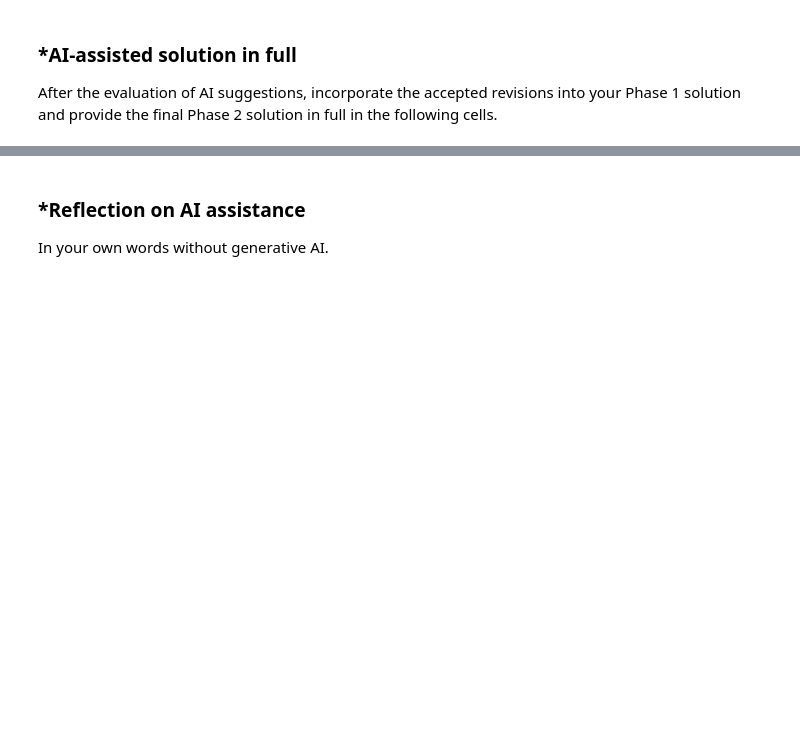
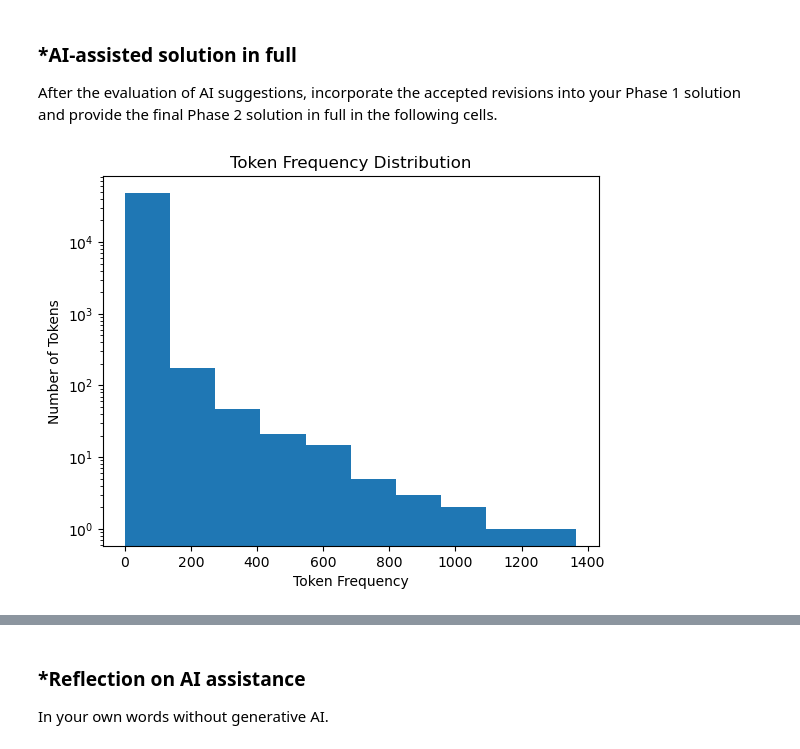
Before and after one commit to Armon-1/A05-pca, a Jupyter notebook: notebook.ipynb, the cells around one changed output, grey strips where cells are left out. Saved outputs shown, nothing was run; the diff lists cells and outputs as text; code cells hidden in the pictures; blank space fills up the shorter version.

```diff
--- a/notebook.ipynb
+++ b/notebook.ipynb
@@ -211,3 +247,27 @@ Keep Phase 1 frozen.
 After the evaluation of AI suggestions, incorporate the accepted revisions into your Phase 1 solution and provide the final Phase 2 solution in full in the following cells.
 # %%
 # Your Phase 2 solution to the problem goes here.
+# %%
+import pickle
+from collections import Counter
+import matplotlib.pyplot as plt
+
+with open("data/all_tokens.pickle", "rb") as file:
+    all_tokens = pickle.load(file)
+
+token_count = Counter(all_tokens)
+token_freq = token_count.most_common()
+
+counts = []
+
+for x in token_freq:
+    counts.append(x[1])
+
+plt.hist(counts)
+plt.yscale("log")
+plt.xlabel("Token Frequency")
+plt.ylabel("Number of Tokens")
+plt.title("Token Frequency Distribution")
+plt.show()
+# %% [output]
+[figure, added]
```
Also changed, not shown: parts of 19 cells of this notebook.
